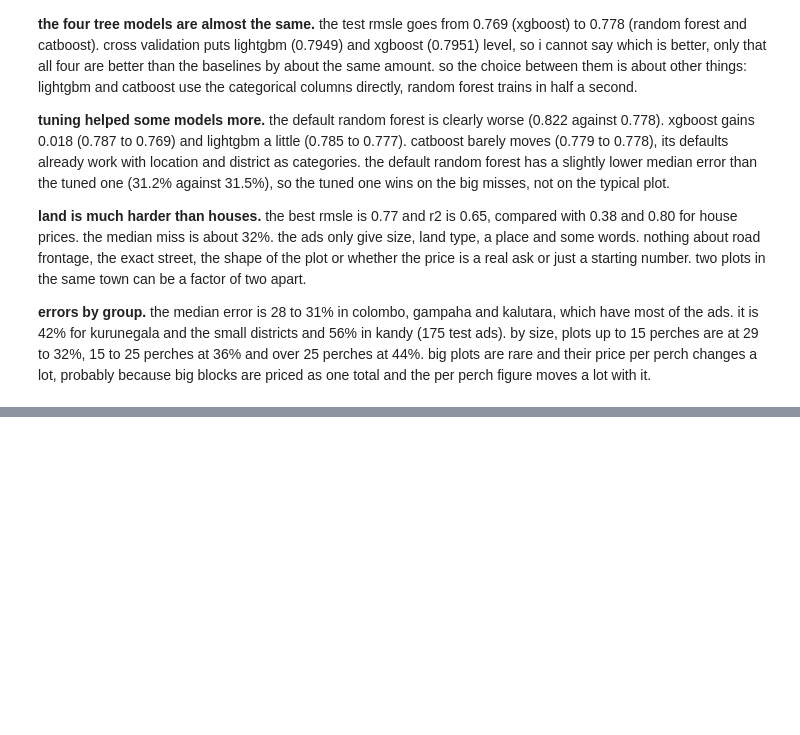
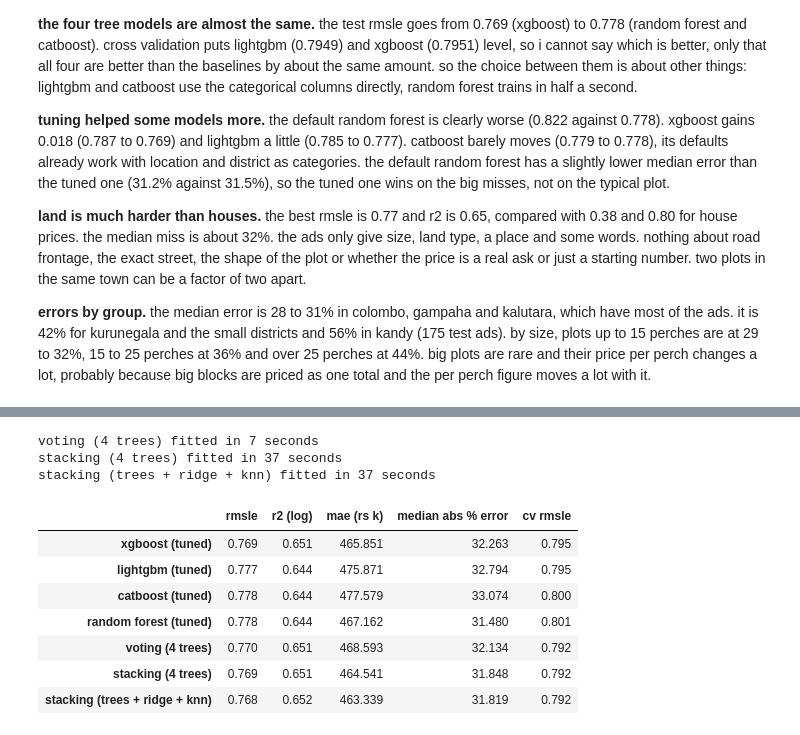
Before and after one commit to dsameendra/lk-ensemble-lab, a Jupyter notebook: notebooks/land_models.ipynb, the cells around one changed output, grey strips where cells are left out. Saved outputs shown, nothing was run; the diff lists cells and outputs as text; code cells hidden in the pictures; blank space fills up the shorter version.

```diff
--- a/notebooks/land_models.ipynb
+++ b/notebooks/land_models.ipynb
@@ -369,0 +382,48 @@ size
+# %%
+def tuned_params(search):
+    return {k.replace('model__regressor__', ''): v for k, v in search.best_params_.items()}
+
+# the base models learn log price, the log is taken once around the whole ensemble
+base = {
+    'rf': Pipeline([('prep', prep_onehot), ('model', RandomForestRegressor(n_estimators=150, random_state=SEED, n_jobs=-1, **tuned_params(rf_search)))]),
+    'xgb': Pipeline([('prep', prep_onehot), ('model', XGBRegressor(tree_method='hist', random_state=SEED, n_jobs=-1, **tuned_params(xgb_search)))]),
+    'lgbm': Pipeline([('prep', prep_ordinal), ('model', LGBMWithCategories(subsample_freq=1, random_state=SEED, n_jobs=-1, verbose=-1, **tuned_params(lgbm_search)))]),
+    'cat': Pipeline([('prep', prep_text), ('model', CatBoostWithCategories(random_seed=SEED, verbose=False, thread_count=-1, **tuned_params(cat_search)))]),
+    'ridge': Pipeline([('prep', prep_onehot), ('model', RidgeCV(alphas=np.logspace(-2, 3, 20)))]),
+    'knn': Pipeline([('prep', Pipeline([('cols', knn_prep), ('scale', StandardScaler())])), ('model', KNeighborsRegressor(n_neighbors=15, weights='distance'))]),
+}
+trees = ['rf', 'xgb', 'lgbm', 'cat']
+
+def log_wrap(estimator):
+    return TransformedTargetRegressor(regressor=estimator, func=np.log, inverse_func=np.exp)
+
+ensembles = {
+    'voting (4 trees)': log_wrap(VotingRegressor([(n, clone(base[n])) for n in trees])),
+    'stacking (4 trees)': log_wrap(StackingRegressor([(n, clone(base[n])) for n in trees], final_estimator=LinearRegression(positive=True), cv=5)),
+    'stacking (trees + ridge + knn)': log_wrap(StackingRegressor([(n, clone(base[n])) for n in base], final_estimator=LinearRegression(positive=True), cv=5)),
+}
+for name, ens in ensembles.items():
+    start = time.time()
+    ens.fit(X_train, y_train)
+    results[name] = scores(ens.predict(X_test))
+    print(name, 'fitted in', round(time.time() - start), 'seconds')
+# %% [output]
+voting (4 trees) fitted in 7 seconds
+stacking (4 trees) fitted in 37 seconds
+stacking (trees + ridge + knn) fitted in 37 seconds
+# %%
+ens_cv = {name: -cross_val_score(ens, X_train, y_train, cv=kf, scoring=score).mean() for name, ens in ensembles.items()}
+final = pd.DataFrame(results).T.loc[['xgboost (tuned)', 'lightgbm (tuned)', 'catboost (tuned)', 'random forest (tuned)'] + list(ensembles)]
+final['cv rmsle'] = pd.Series({n: -s.best_score_ for n, s in tuned.items()}).reindex(final.index)
+for name, value in ens_cv.items():
+    final.loc[name, 'cv rmsle'] = value
+final.round(3)
+# %% [output]
+|  | rmsle | r2 (log) | mae (rs k) | median abs % error | cv rmsle |
+| xgboost (tuned) | 0.769 | 0.651 | 465.851 | 32.263 | 0.795 |
+| lightgbm (tuned) | 0.777 | 0.644 | 475.871 | 32.794 | 0.795 |
+| catboost (tuned) | 0.778 | 0.644 | 477.579 | 33.074 | 0.800 |
+| random forest (tuned) | 0.778 | 0.644 | 467.162 | 31.480 | 0.801 |
+| voting (4 trees) | 0.770 | 0.651 | 468.593 | 32.134 | 0.792 |
+| stacking (4 trees) | 0.769 | 0.651 | 464.541 | 31.848 | 0.792 |
+| stacking (trees + ridge + knn) | 0.768 | 0.652 | 463.339 | 31.819 | 0.792 |
```
Also changed, not shown: parts of 19 cells of this notebook, 4 other files.
